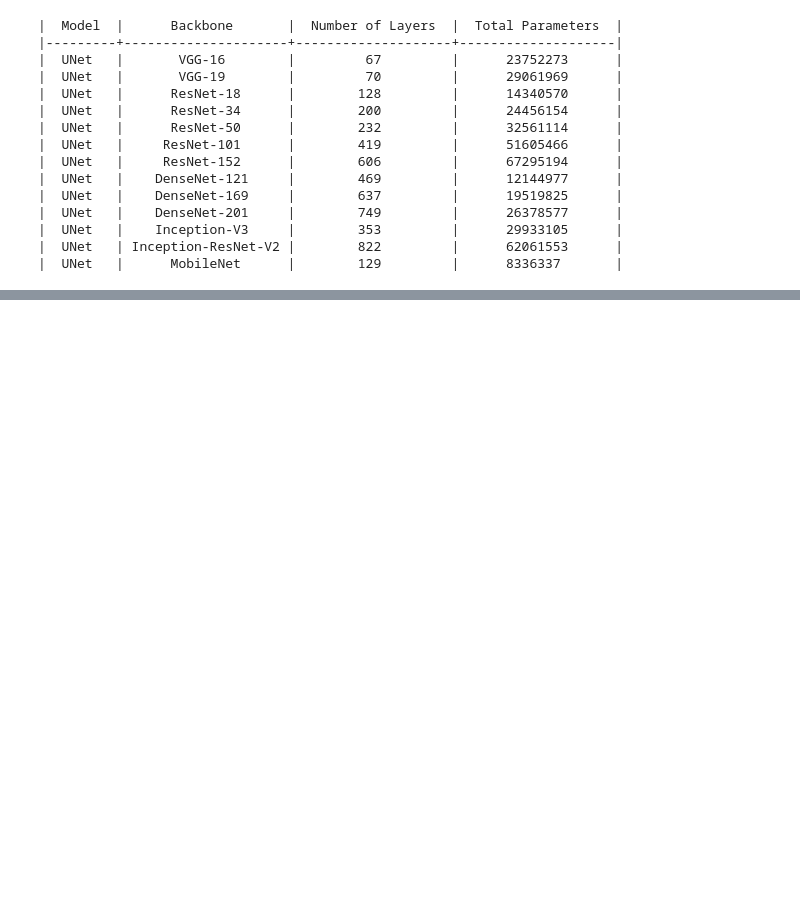
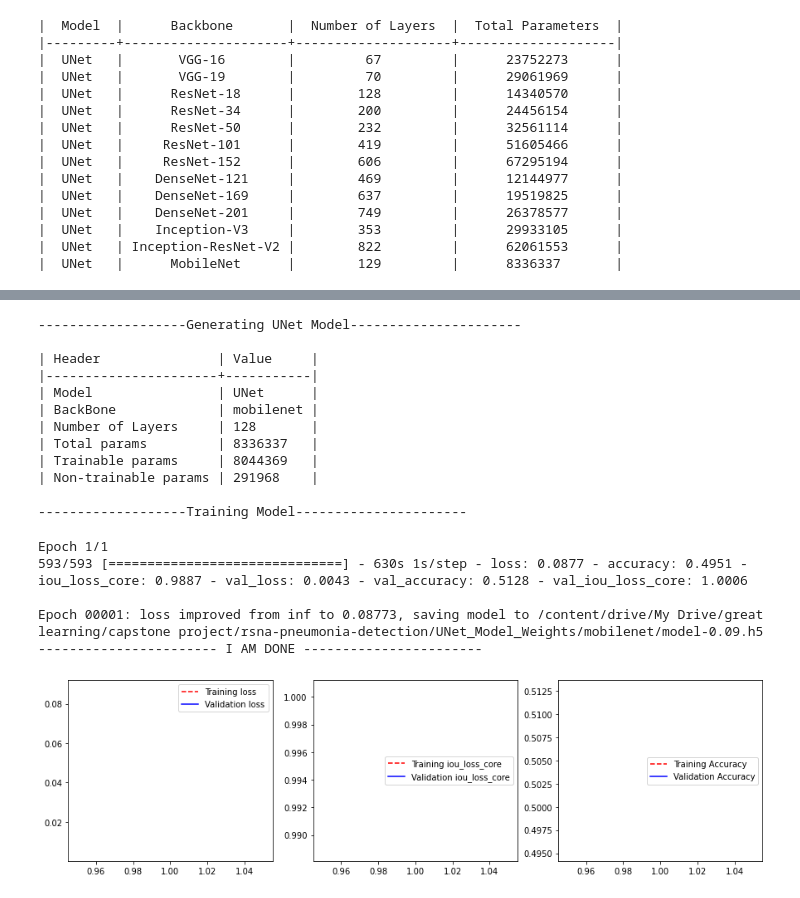
Before and after one commit to meashu31/AIML-Capstone-CV9, a Jupyter notebook: Unet_Models_Pneumonia.ipynb, the cells around one changed output, grey strips where cells are left out. Saved outputs shown, nothing was run; the diff lists cells and outputs as text; code cells hidden in the pictures; blank space fills up the shorter version.

```diff
--- a/Unet_Models_Pneumonia.ipynb
+++ b/Unet_Models_Pneumonia.ipynb
@@ -76,0 +109,7 @@ Number of UnCommon Images []
+# %%
+# Getting back the objects:
+with open(ProjectPath+'/ID_List.pkl', 'rb') as f:  # Python 3: open(..., 'rb')
+    NormalList, PneumoniaList = pickle.load(f)
+
+print('NormalList',len(NormalList))
+print('PneumoniaList',len(PneumoniaList))
@@ -113,9 +186,0 @@ Found 5336 images belonging to 1 classes.
-# %%
-f, ((ax1, ax2)) = plt.subplots(1, 2, figsize = (15, 8))
-ax1.imshow(train_image_generator[1][0][:,:,0], cmap = plt.cm.bone)
-ax1.set_title('X-Ray')
-ax1.axis('off')
-ax2.imshow(train_mask_generator[1][0][:,:,0], cmap = plt.cm.bone)
-ax2.set_title('Mask')
-ax2.axis('off')
-plt.show()
@@ -124,3 +186,0 @@ plt.show()
-# %%
-train_generator = zip(train_image_generator, train_mask_generator)
-validation_generator = zip(validation_image_generator, validation_mask_generator)
@@ -207,0 +192,12 @@ def create_model(Backbone='vgg16',pretrained=True,ShowSummery=False,TrainModel=T
+# %%
+def jaccard_distance_loss(y_true, y_pred, smooth=100):
+    intersection = K.sum(K.abs(y_true * y_pred), axis=-1)
+    sum_ = K.sum(K.abs(y_true) + K.abs(y_pred), axis=-1)
+    jac = (intersection + smooth) / (sum_ - intersection + smooth)
+    return (1 - jac) * smooth
+
+def iou_loss_core(y_true, y_pred, smooth=1):
+    intersection = K.sum(K.abs(y_true * y_pred), axis=-1)
+    union = K.sum(y_true,-1) + K.sum(y_pred,-1) - intersection
+    iou = (intersection + smooth) / ( union + smooth)
+    return iou
@@ -295,3 +377,24 @@ display(GUI, out)
 # %% [output]
 Box(children=(Box(children=(Label(value='Select Backbone'), Dropdown(options=(('Select', ''), ('VGG-16', 'vgg1…
 [interactive output not drawn]
+# %%
+create_model(Backbone='mobilenet' ,pretrained=True,ShowSummery=False,TrainModel=True,TestModel=False)
+# %% [output]
+-------------------Generating UNet Model----------------------
+
+| Header               | Value     |
+|----------------------+-----------|
+| Model                | UNet      |
+| BackBone             | mobilenet |
+| Number of Layers     | 128       |
+| Total params         | 8336337   |
+| Trainable params     | 8044369   |
+| Non-trainable params | 291968    |
+
+-------------------Training Model----------------------
+Epoch 1/1
+593/593 [==============================] - 630s 1s/step - loss: 0.0877 - accuracy: 0.4951 - iou_loss_core: 0.9887 - val_loss: 0.0043 - val_accuracy: 0.5128 - val_iou_loss_core: 1.0006
+
+Epoch 00001: loss improved from inf to 0.08773, saving model to /content/drive/My Drive/great learning/capstone project/rsna-pneumonia-detection/UNet_Model_Weights/mobilenet/model-0.09.h5
+----------------------- I AM DONE -----------------------
+[figure, added]
```
Also changed, not shown: parts of 20 cells of this notebook.
